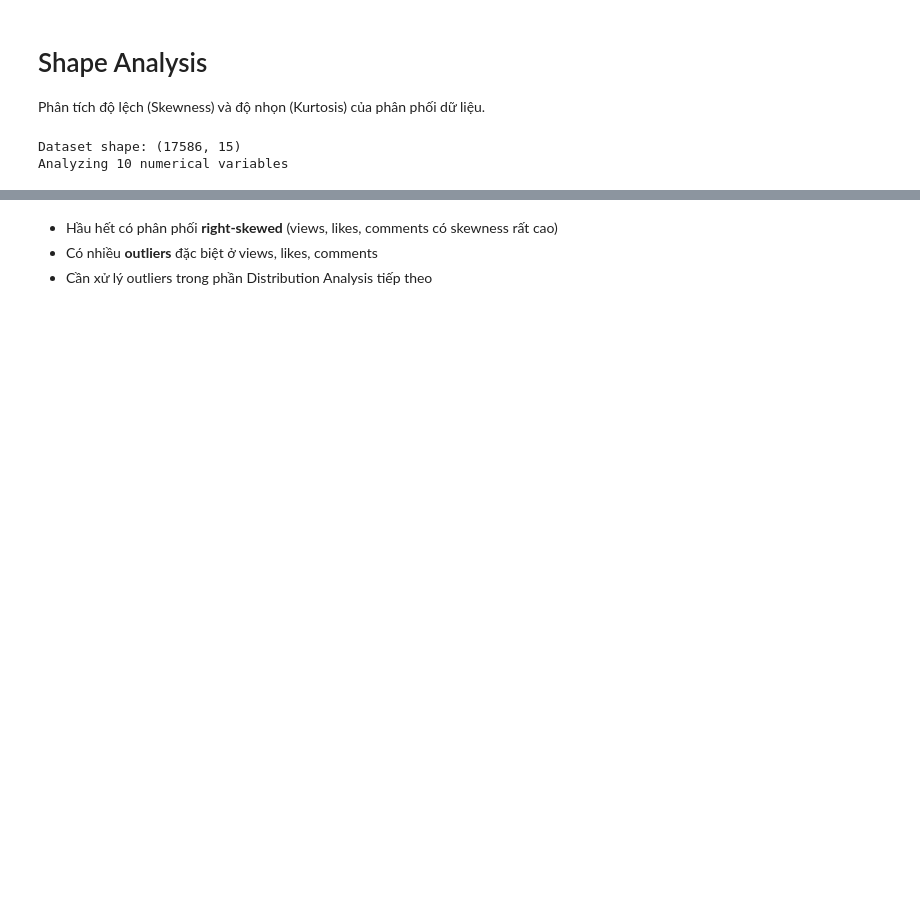
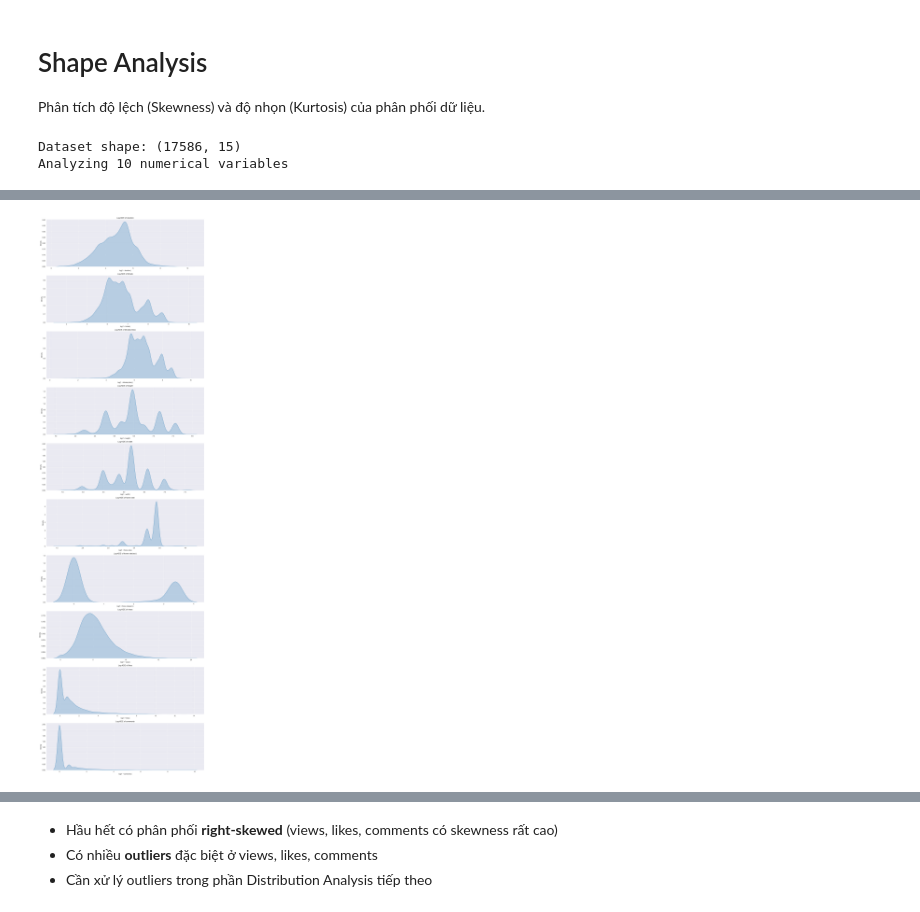
Before and after one commit to DangVanVy23521825/PTDLTQ-IE313, a Jupyter notebook: notebooks/2.1.eda_shape.ipynb, the cells around one changed output, grey strips where cells are left out. Drawn from its saved outputs; the diff is of its cells as text; code cells hidden in the pictures; blank space fills up the shorter version.

```diff
--- a/notebooks/2.1.eda_shape.ipynb
+++ b/notebooks/2.1.eda_shape.ipynb
@@ -112,0 +39,13 @@ plt.show()
+# %%
+plt.figure(figsize=(15, 5 * len(numerical_cols)))
+
+for i, column in enumerate(numerical_cols, 1):
+    plt.subplot(len(numerical_cols), 1, i)
+    sns.kdeplot(np.log1p(df[column]), fill=True)
+    plt.title(f'Log-KDE of {column}')
+    plt.xlabel(f'log(1 + {column})')
+
+plt.tight_layout()
+plt.show()
+# %% [output]
+[figure, added]
```
Also changed, not shown: parts of 8 cells of this notebook, 4 other files.
